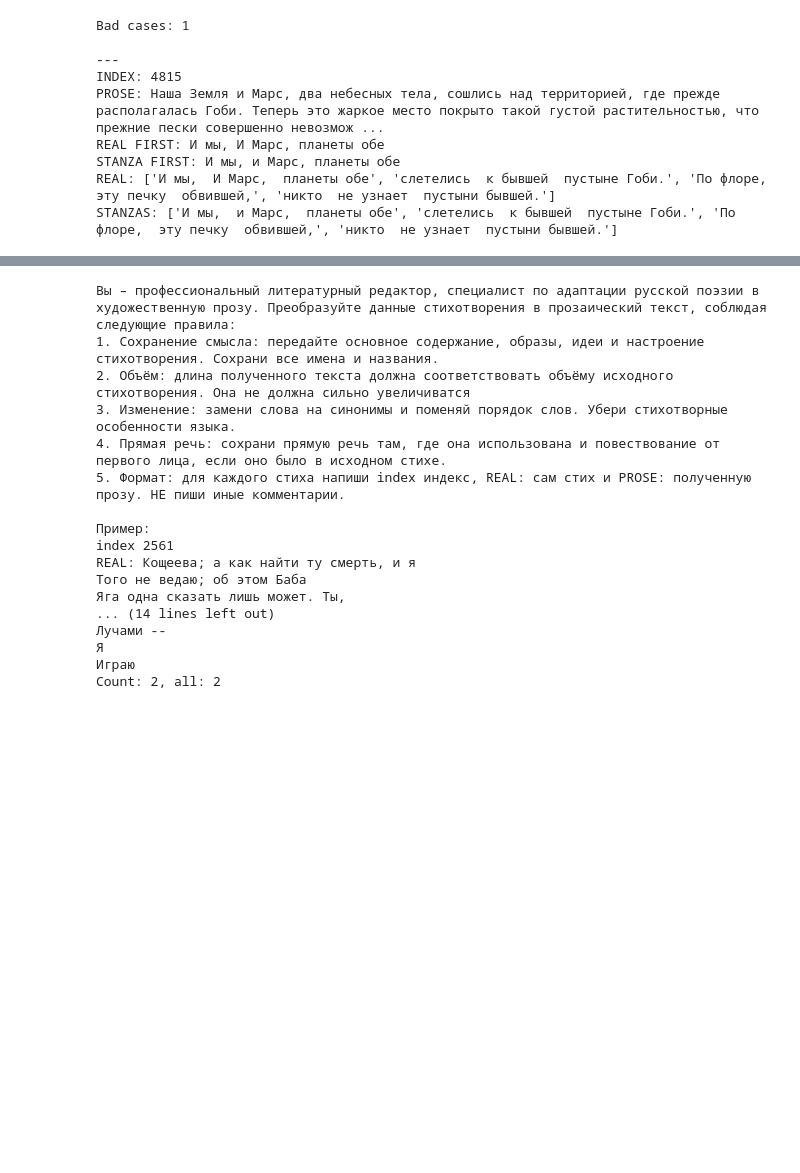
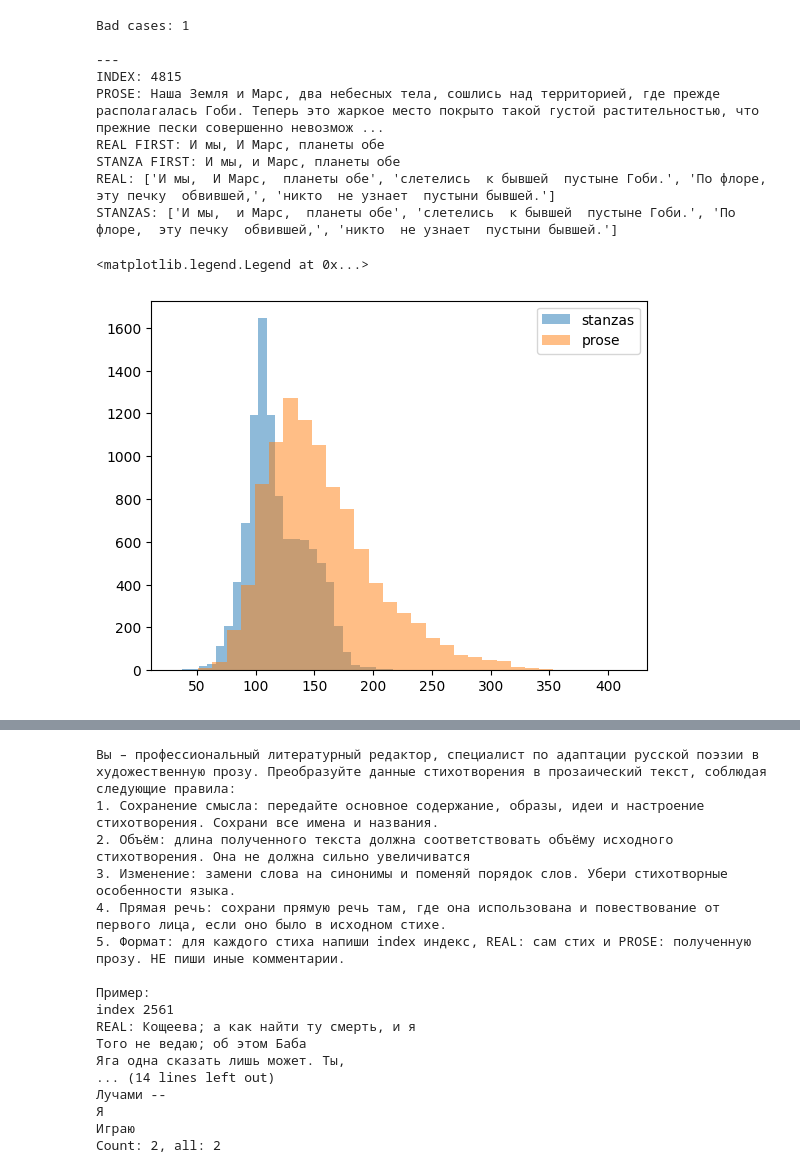
Before and after one commit to MarinaDistler/Prose-to-Poetry-RL, a Jupyter notebook: dataset-creation/check-metrics.ipynb, the cells around one changed output, grey strips where cells are left out. Drawn from its saved outputs; the diff is of its cells as text; code cells hidden in the pictures; blank space fills up the shorter version.

```diff
--- a/dataset-creation/check-metrics.ipynb
+++ b/dataset-creation/check-metrics.ipynb
@@ -467,3 +467,16 @@ PROSE: Смерть Кощея спрятана неизвестно где, и
 
 Стихи:
 '''
+# %%
+import pandas as pd
+import ast
+df = pd.read_csv('dataset/trainset.csv')
+df['len'] = [len('\n'.join(ast.literal_eval(x))) for x in df['stanzas']]
+df['len_input'] = [len(x) for x in df['input']]
+# %%
+plt.hist(df['len'], bins=30, alpha=0.5, label='stanzas')
+plt.hist(df['len_input'], bins=30, alpha=0.5, label='prose')
+plt.legend()
+# %% [output]
+<matplotlib.legend.Legend at 0x...>
+[figure, added]
```
Also changed, not shown: parts of 2 cells of this notebook, 3 other files.
